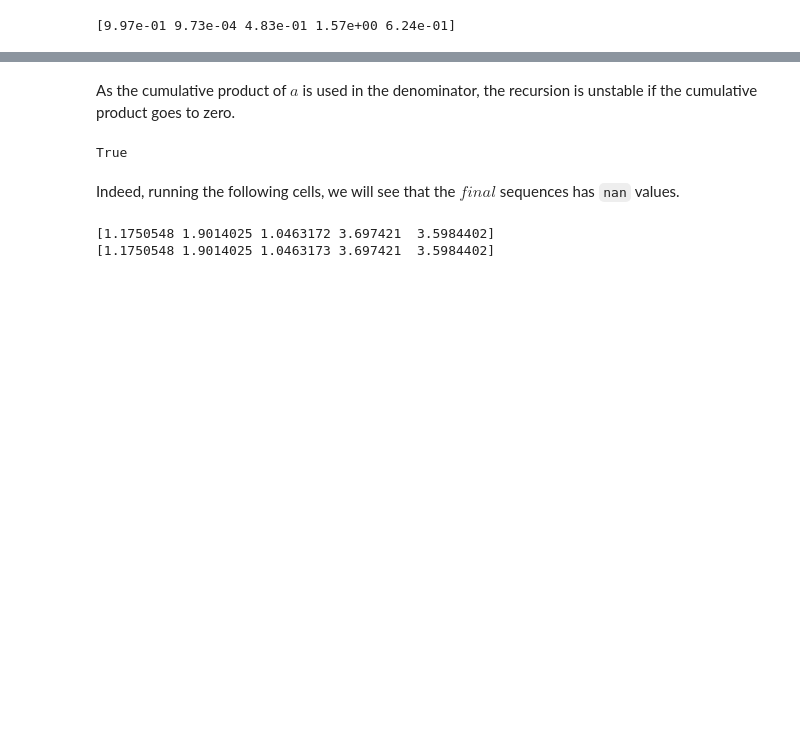
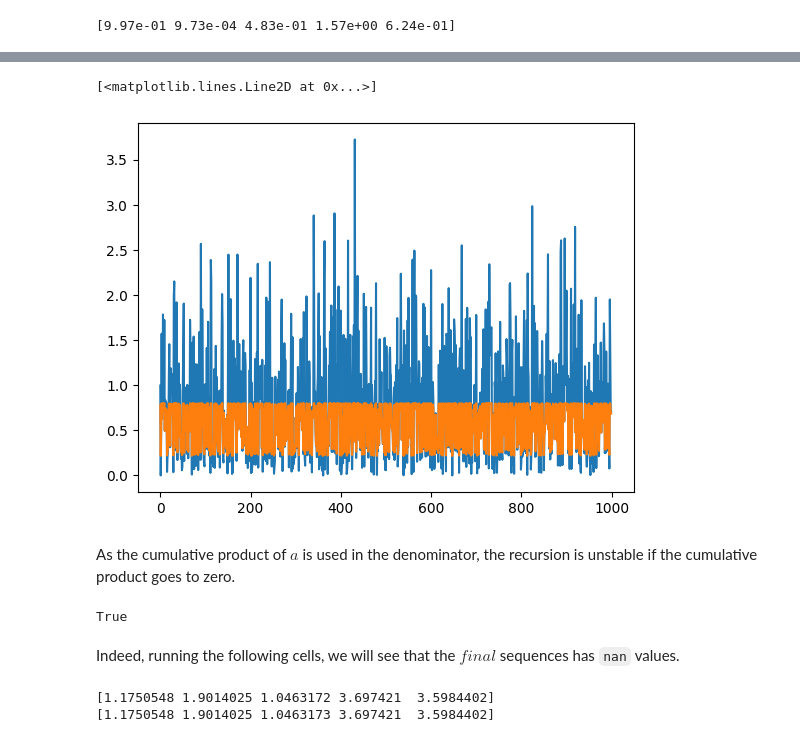
Before and after one commit to TristanTorchet/LearningJAX, a Jupyter notebook: PureJax/ex1_heinsen_affine_cumsum.ipynb, the cells around one changed output, grey strips where cells are left out. Saved outputs shown, nothing was run; the diff lists cells and outputs as text; code cells hidden in the pictures; blank space fills up the shorter version.

```diff
--- a/ex1_heinsen_affine_cumsum.ipynb
+++ b/PureJax/ex1_heinsen_affine_cumsum.ipynb
@@ -192,0 +271,6 @@ print(c[:5])
+# %%
+plt.plot(a)
+plt.plot(modified_sigmoid(a))
+# %% [output]
+[<matplotlib.lines.Line2D at 0x...>]
+[figure, added]
```
Also changed, not shown: parts of 16 cells of this notebook, 3 other files.
